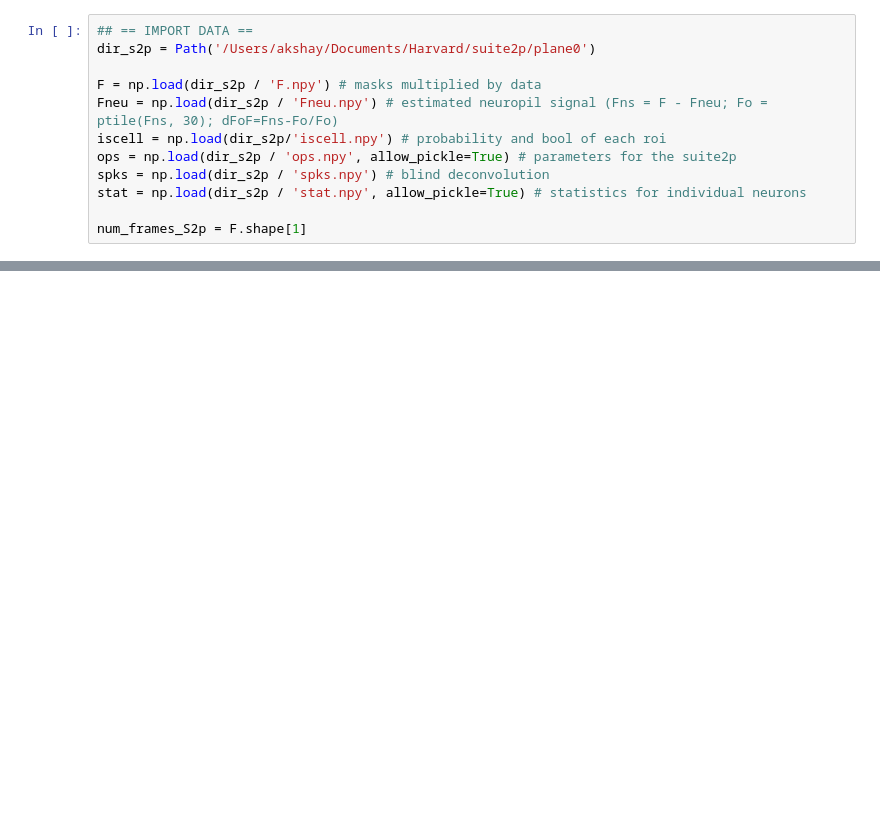
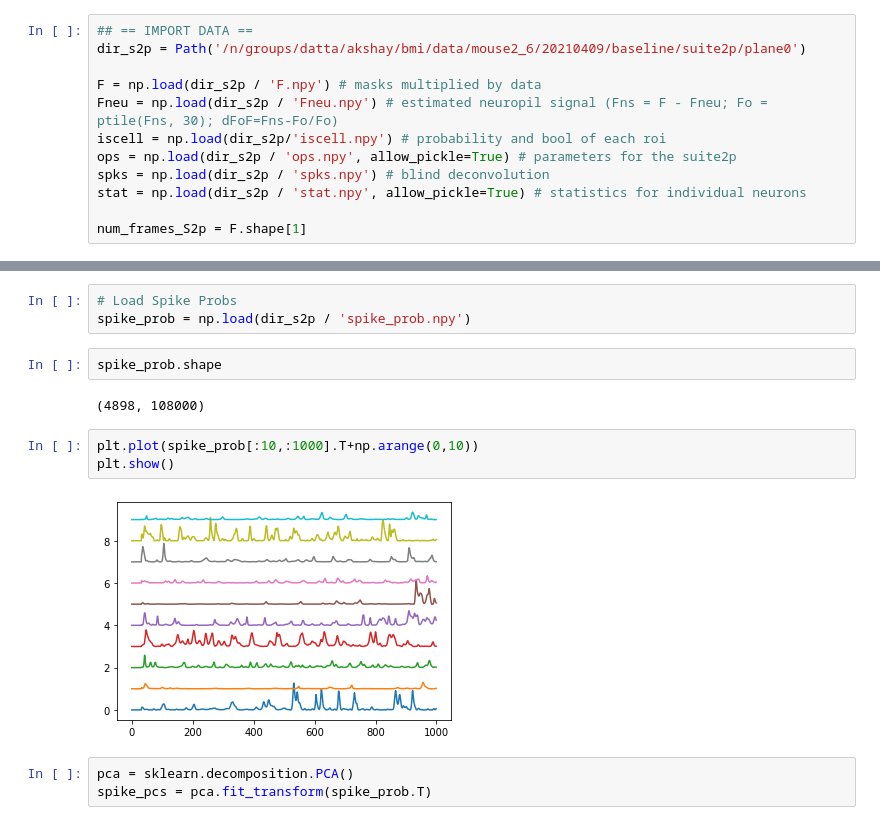
Before and after one commit to gyu-heo/BMI_IDAP, a Jupyter notebook: notebooks/pc_decoder.ipynb, the cells around one changed output, grey strips where cells are left out. Cells and saved outputs as stored; diff of their text form; blank space fills up the shorter version.

```diff
--- a/notebooks/pc_decoder.ipynb
+++ b/notebooks/pc_decoder.ipynb
@@ -30,6 +46,6 @@ from basic_neural_processing_modules import *
 # %%
 ## == IMPORT DATA ==
-dir_s2p = Path('/Users/akshay/Documents/Harvard/suite2p/plane0')
+dir_s2p = Path('/n/groups/datta/akshay/bmi/data/mouse2_6/20210409/baseline/suite2p/plane0')
 
 F = np.load(dir_s2p / 'F.npy') # masks multiplied by data
 Fneu = np.load(dir_s2p / 'Fneu.npy') # estimated neuropil signal (Fns = F - Fneu; Fo = ptile(Fns, 30); dFoF=Fns-Fo/Fo)
@@ -41,0 +135,15 @@ num_frames_S2p = F.shape[1]
+# %%
+# Load Spike Probs
+spike_prob = np.load(dir_s2p / 'spike_prob.npy')
+# %%
+spike_prob.shape
+# %% [output]
+(4898, 108000)
+# %%
+plt.plot(spike_prob[:10,:1000].T+np.arange(0,10))
+plt.show()
+# %% [output]
+[figure, added]
+# %%
+pca = sklearn.decomposition.PCA()
+spike_pcs = pca.fit_transform(spike_prob.T)
```
Also changed, not shown: parts of 5 cells of this notebook.
